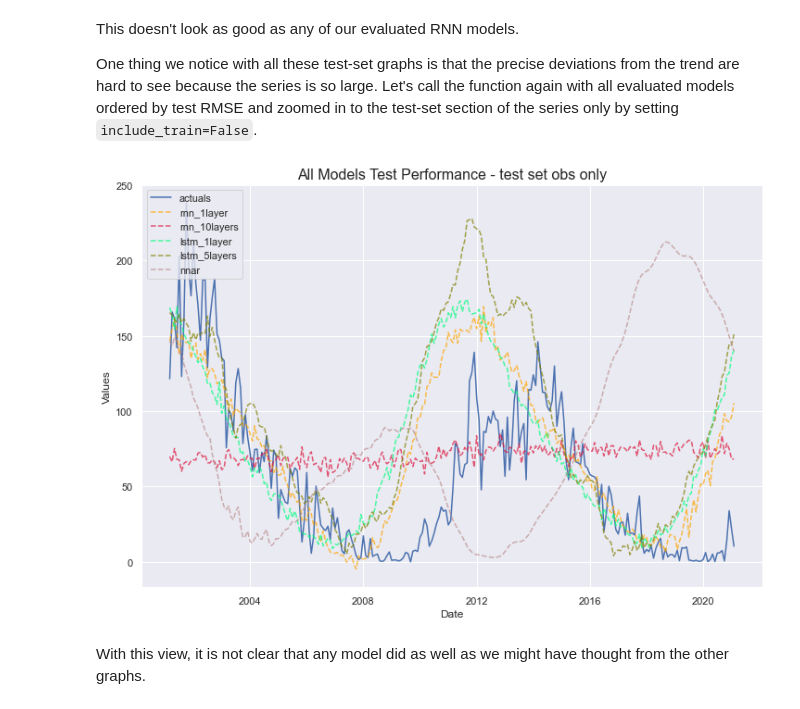
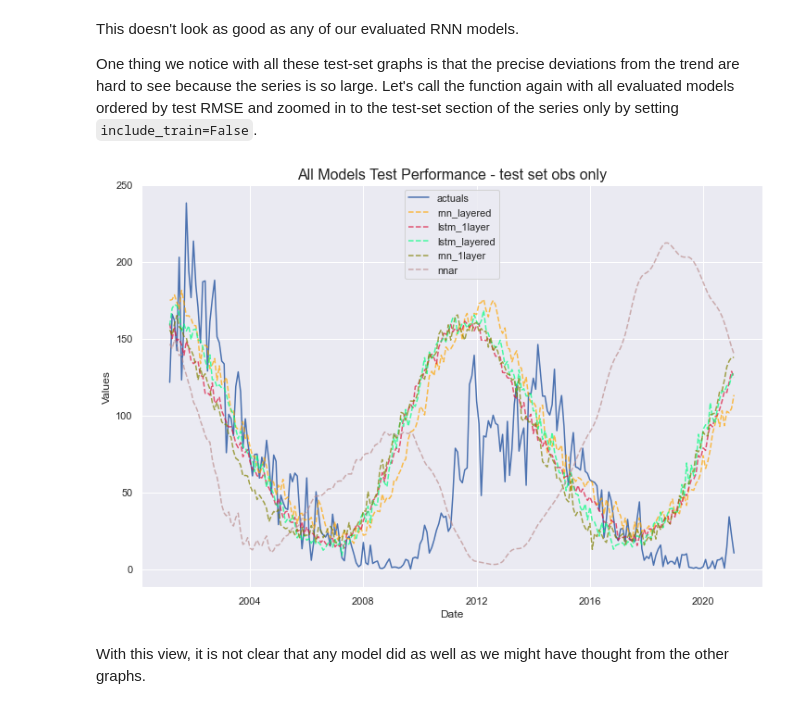
Before and after one commit to mikekeith52/scalecast-examples, a Jupyter notebook: rnn/rnn.ipynb, the cells around one changed output. Drawn from its saved outputs; the diff is of its cells as text; code cells hidden in the pictures.

```diff
--- a/rnn/rnn.ipynb
+++ b/rnn/rnn.ipynb
@@ -264,14 +254,14 @@ This doesn't look as good as any of our evaluated RNN models.
 One thing we notice with all these test-set graphs is that the precise deviations from the trend are hard to see because the series is so large. Let's call the function again with all evaluated models ordered by test RMSE and zoomed in to the test-set section of the series only by setting `include_train=False`.
 # %%
 f.plot_test_set(
-    models=['rnn_1layer','rnn_10layers','lstm_1layer','lstm_5layers','nnar'],
+    models=['rnn_1layer','rnn_layered','lstm_1layer','lstm_layered','nnar'],
     order_by='TestSetRMSE',
     include_train=False,
 )
 plt.title('All Models Test Performance - test set obs only',size=16)
 plt.show()
 # %% [output]
-[figure, old version]
+[figure, new version]
 # %% [markdown]
 With this view, it is not clear that any model did as well as we might have thought from the other graphs.
 # %% [markdown]
```
Also changed, not shown: parts of 16 cells of this notebook, 3 other files.
